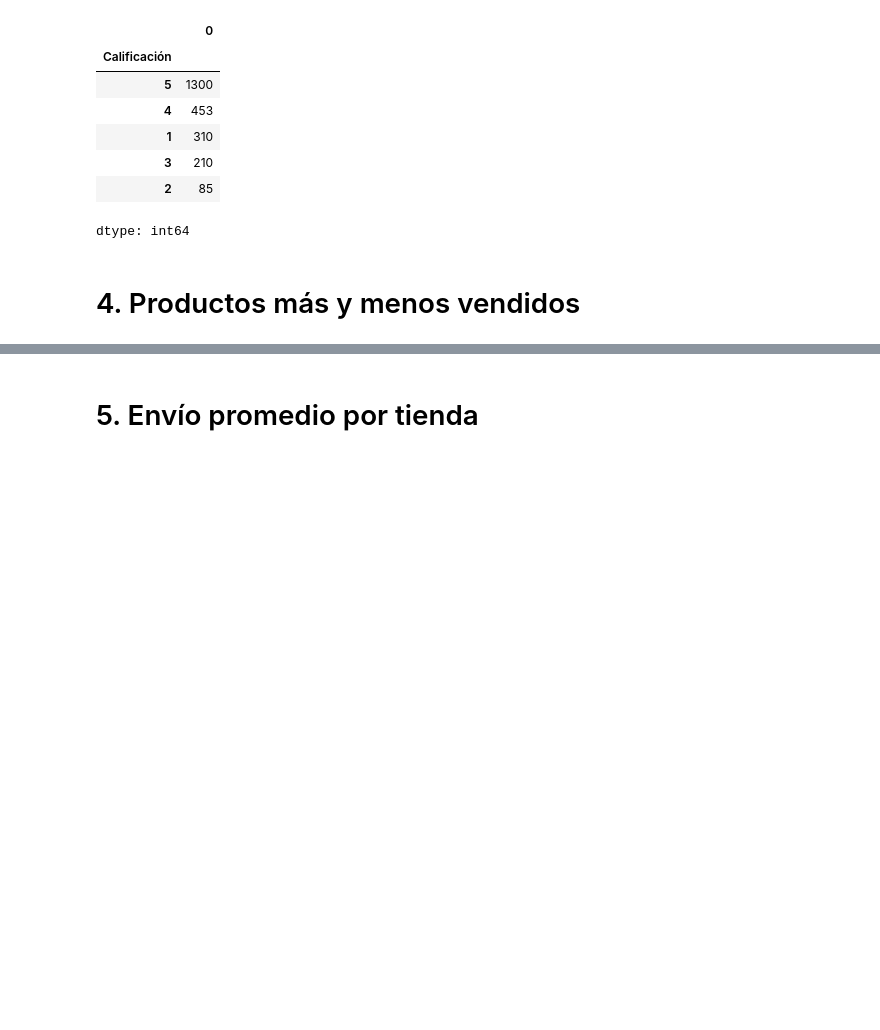
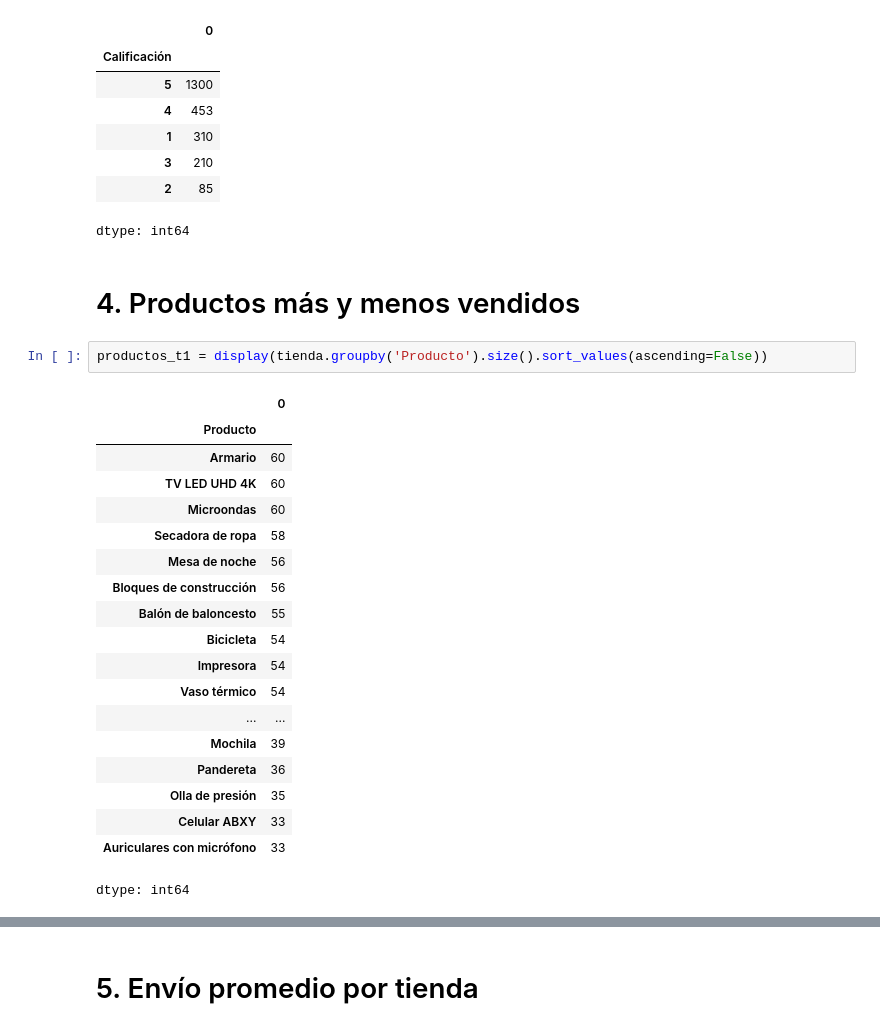
Before and after one commit to Gaby46Pe/AprendiendoGit, a Jupyter notebook: AluraStoreLatam.ipynb, the cells around one changed output, grey strips where cells are left out. Drawn from its saved outputs; the diff is of its cells as text; blank space fills up the shorter version.

```diff
--- a/AluraStoreLatam.ipynb
+++ b/AluraStoreLatam.ipynb
@@ -496,3 +496,25 @@ display(tienda4.groupby('Calificación').size().sort_values(ascending=False))
 dtype: int64
 # %% [markdown]
 # 4. Productos más y menos vendidos
+# %%
+productos_t1 = display(tienda.groupby('Producto').size().sort_values(ascending=False))
+# %% [output]
+|  | 0 |
+| Producto |  |
+| Armario | 60 |
+| TV LED UHD 4K | 60 |
+| Microondas | 60 |
+| Secadora de ropa | 58 |
+| Mesa de noche | 56 |
+| Bloques de construcción | 56 |
+| Balón de baloncesto | 55 |
+| Bicicleta | 54 |
+| Impresora | 54 |
+| Vaso térmico | 54 |
+| ... | ... |
+| Mochila | 39 |
+| Pandereta | 36 |
+| Olla de presión | 35 |
+| Celular ABXY | 33 |
+| Auriculares con micrófono | 33 |
+dtype: int64
```
Also changed, not shown: parts of 1 cell of this notebook.
